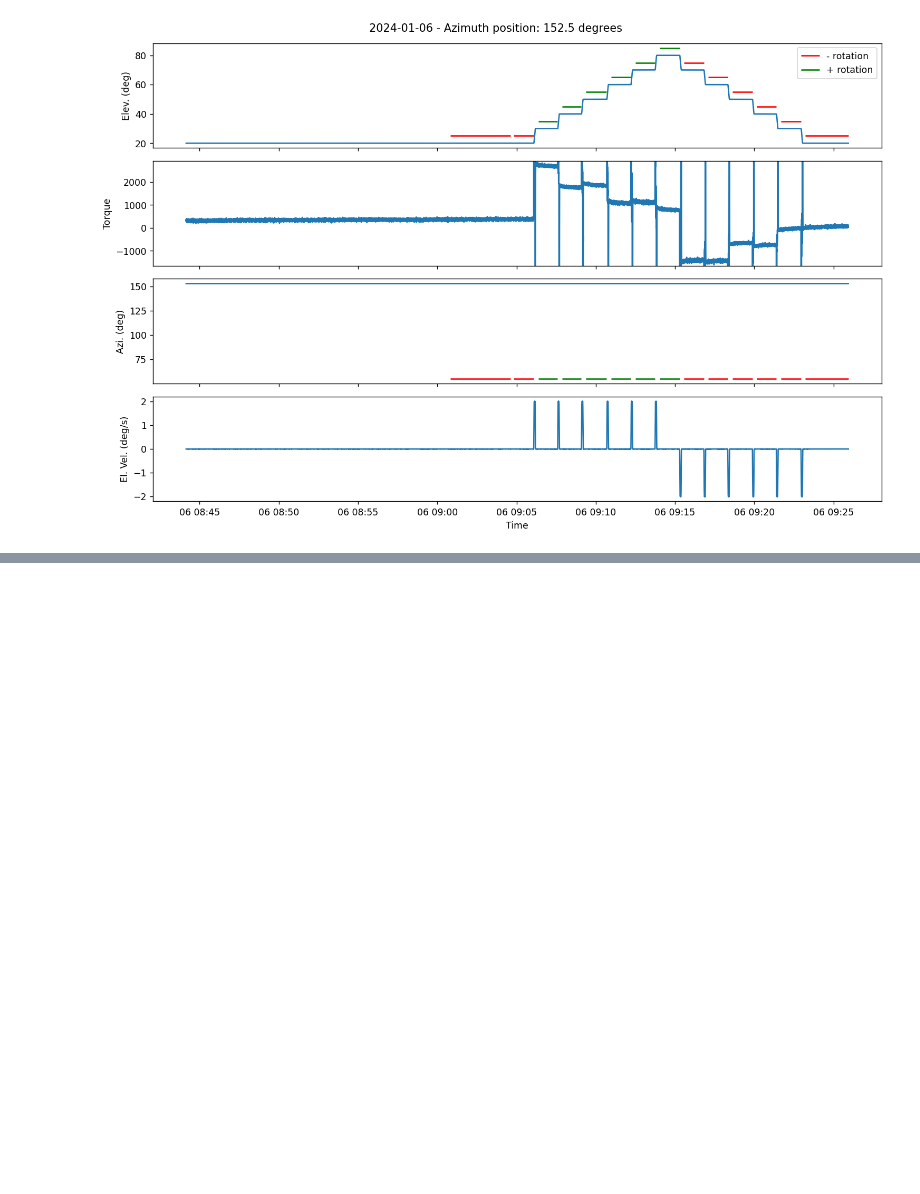
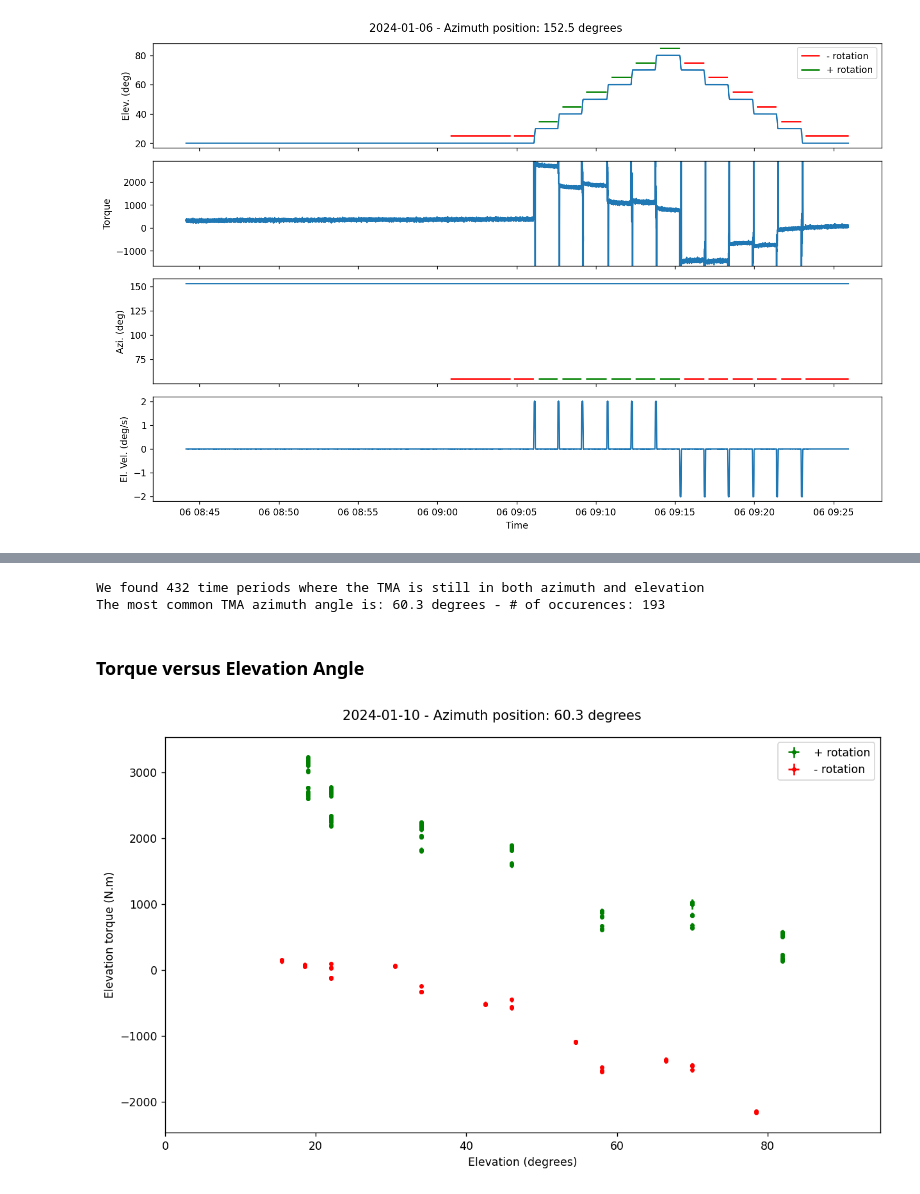
Before and after one commit to lsst-sitcom/sitcomtn-105, a Jupyter notebook: index.ipynb, the cells around one changed output, grey strips where cells are left out. Saved outputs shown, nothing was run; the diff lists cells and outputs as text; code cells hidden in the pictures; blank space fills up the shorter version.

```diff
--- a/index.ipynb
+++ b/index.ipynb
@@ -198,0 +206,19 @@ plot_history(df, client, t_back, date_dict["date"], sel_azi, plot_dir, save_plot
+# %%
+date_dict = {
+    "date": "2024-01-10",
+    "start_time": "00:00:00.00",
+    "end_time": "23:59:00.00",
+}
+df, sel_azi, client = await init_and_compute(date_dict, "usdf_efd")
+# %% [output]
+We found 432 time periods where the TMA is still in both azimuth and elevation
+The most common TMA azimuth angle is: 60.3 degrees - # of occurences: 193
+# %% [markdown]
+### Torque versus Elevation Angle
+# %%
+# Plot torque versus elevation angle
+plot_torque_versus_elevation(
+    df, date_dict["date"], sel_azi, plot_dir, print_numbers=False
+)
+# %% [output]
+[figure, added]
```
Also changed, not shown: parts of 12 cells of this notebook, 3 other files.
